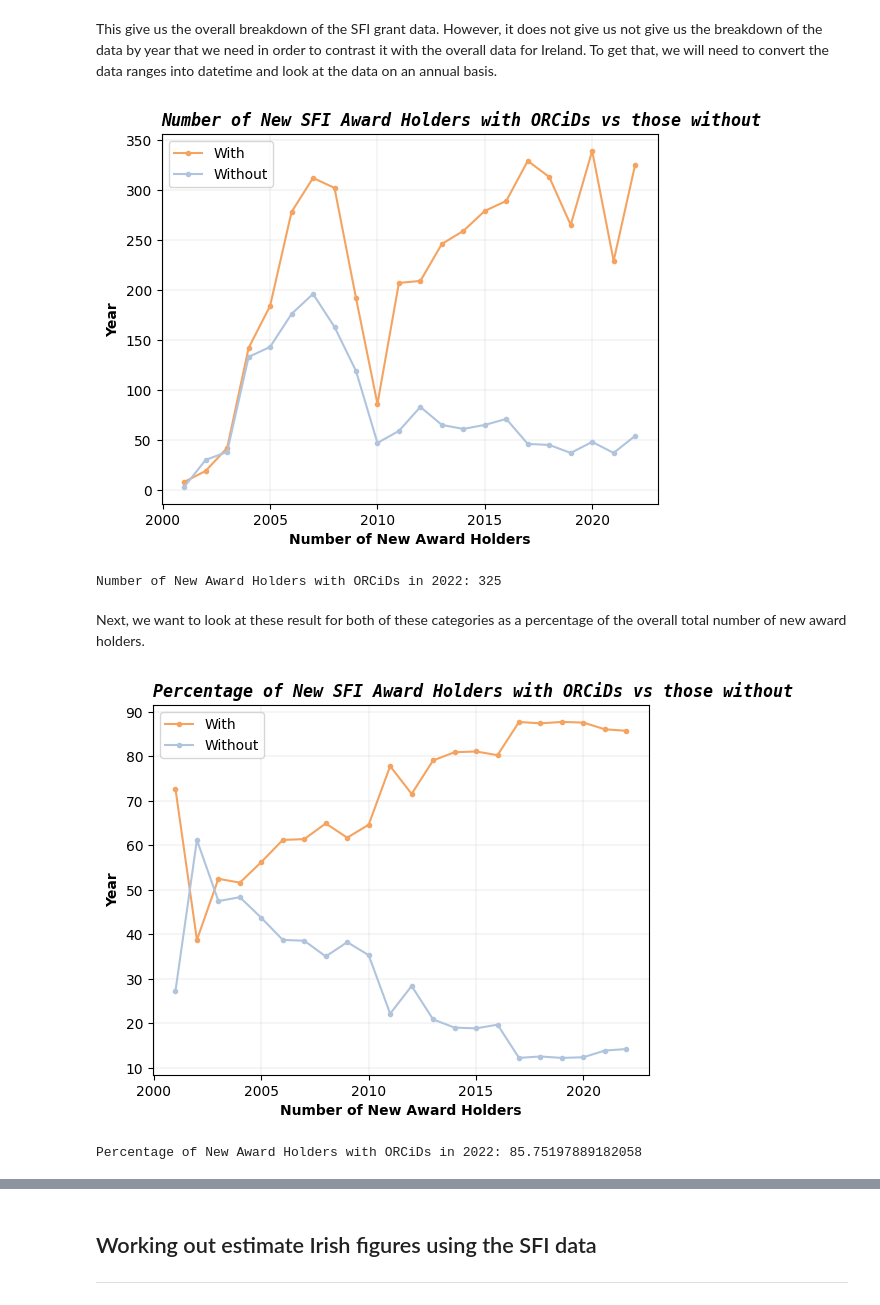
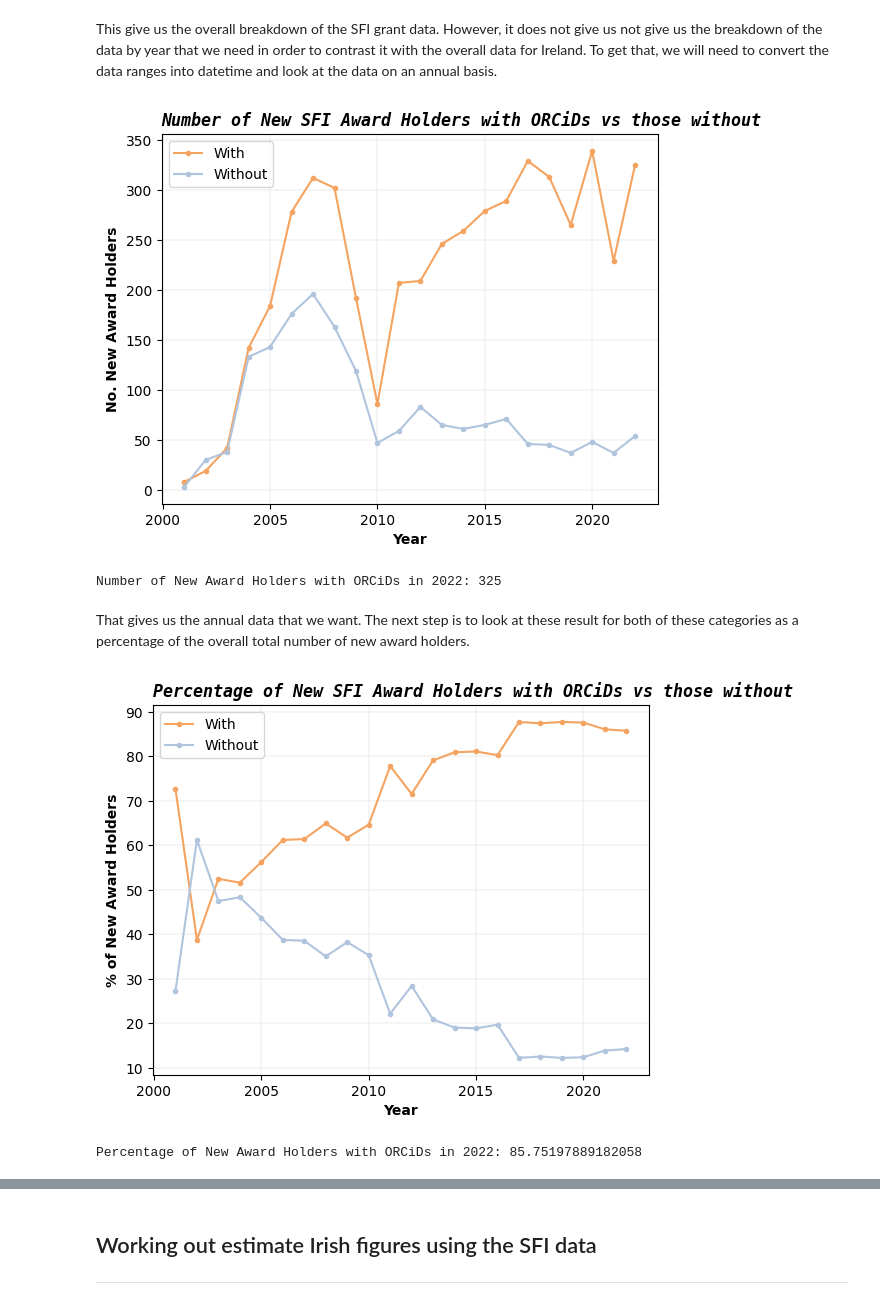
Before and after one commit to NeilTynan/4369_Project, a Jupyter notebook: project.ipynb, the cells around one changed output, grey strips where cells are left out. Cells and saved outputs as stored; diff of their text form; code cells hidden in the pictures.

```diff
--- a/project.ipynb
+++ b/project.ipynb
@@ -179,22 +173,22 @@ dateTo = "2022"
 # %%
 # Charting the SFI ORCiD data
 plt1, = plt.plot(ONNY.loc[dateFrom:dateTo], marker='.', color='sandybrown')
 plt2, = plt.plot(OINY.loc[dateFrom:dateTo], marker='.', color='lightsteelblue')
-plt.xlabel("Number of New Award Holders", fontweight='bold')
-plt.ylabel("Year", fontweight='bold')
+plt.xlabel("Year", fontweight='bold')
+plt.ylabel("No. New Award Holders", fontweight='bold')
 plt.legend([plt1,plt2],["With", "Without"], loc = 'upper left')
 plt.grid(color='lightgrey', linestyle='-', linewidth=0.3)
 plt.title('Number of New SFI Award Holders with ORCiDs vs those without', fontweight='bold', style='italic', family='monospace', loc = 'left')
 plt.show()
 
 #Get the result for 2022
 ONNY.loc[2022]
 print("Number of New Award Holders with ORCiDs in 2022:", ONNY.loc[2022])
 # %% [output]
-[figure, old version]
+[figure, new version]
 Number of New Award Holders with ORCiDs in 2022: 325
 # %% [markdown]
-Next, we want to look at these result for both of these categories as a percentage of the overall total number of new award holders.
+That gives us the annual data that we want. The next step is to look at these result for both of these categories as a percentage of the overall total number of new award holders.
 # %%
 # Chart the SFI ORCiD data as a percentage
 ONNT = ONNY.loc[dateFrom:dateTo] + OINY.loc[dateFrom:dateTo]
@@ -204,8 +198,8 @@ OINYP = OINY.loc[dateFrom:dateTo] / ONNT * 100
 # Generate new chart
 plt1, = plt.plot(ONNYP, marker='.', color='sandybrown')
 plt2, = plt.plot(OINYP, marker='.', color='lightsteelblue')
-plt.xlabel("Number of New Award Holders", fontweight='bold')
-plt.ylabel("Year", fontweight='bold')
+plt.xlabel("Year", fontweight='bold')
+plt.ylabel("% of New Award Holders", fontweight='bold')
 plt.legend([plt1, plt2], ["With", "Without"], loc='upper left')
 plt.grid(color='lightgrey', linestyle='-', linewidth=0.3)
 plt.title('Percentage of New SFI Award Holders with ORCiDs vs those without', fontweight='bold', style='italic', family='monospace', loc='left')
@@ -215,5 +209,5 @@ plt.show()
 ONNYP.loc[2022]
 print("Percentage of New Award Holders with ORCiDs in 2022:", ONNYP.loc[2022])
 # %% [output]
-[figure, old version]
+[figure, new version]
 Percentage of New Award Holders with ORCiDs in 2022: 85.75197889182058
```
Also changed, not shown: parts of 16 cells of this notebook, 1 other file.
